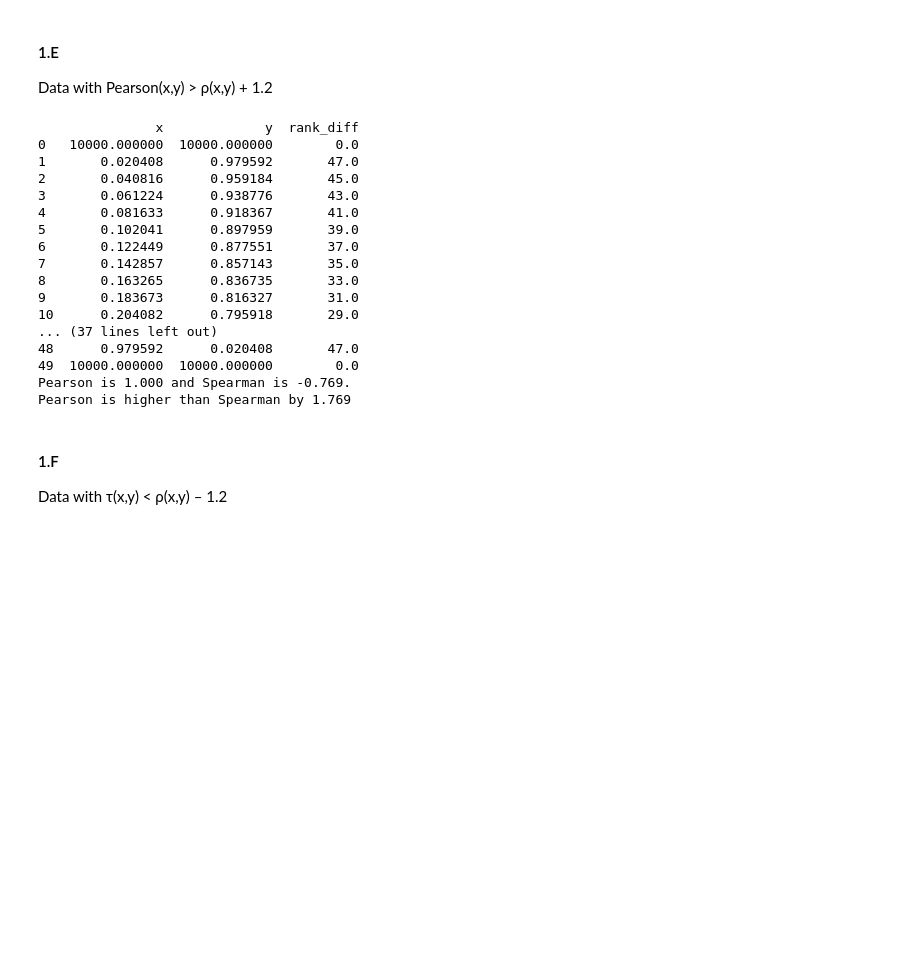
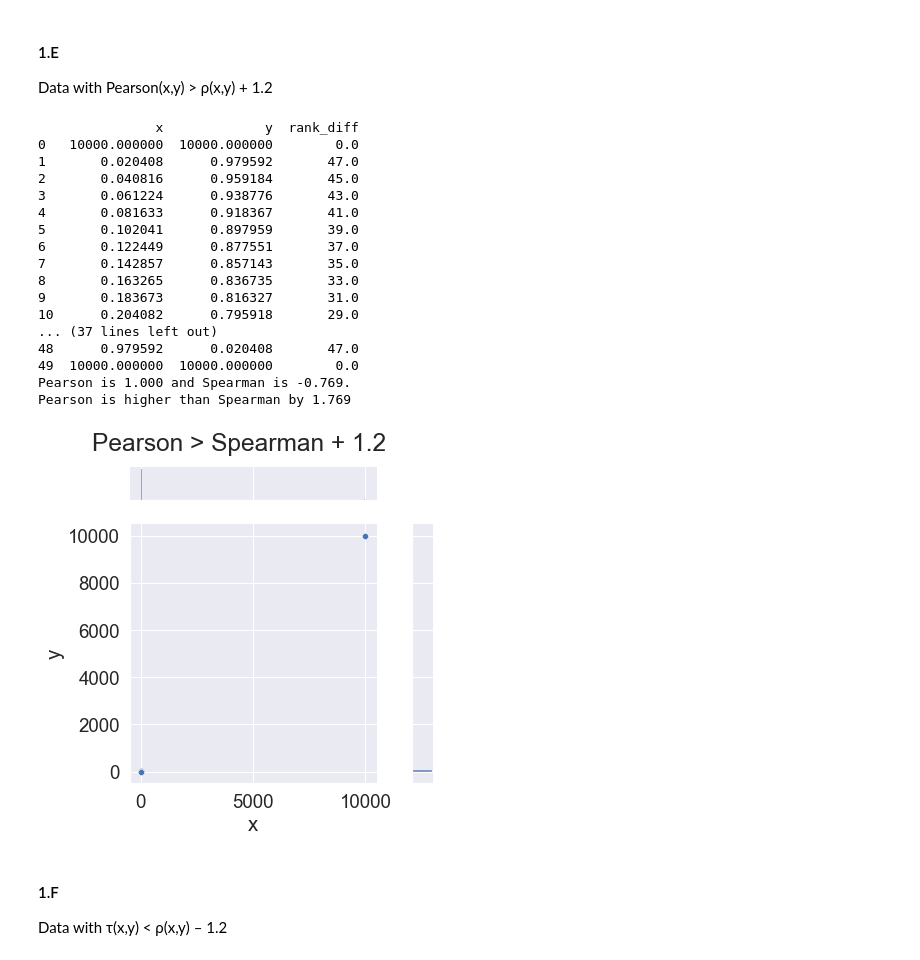
Before and after one commit to EyalMichaeli/IDC_masters, a Jupyter notebook: SnDA/HW3/HW3.ipynb, the cells around one changed output. Saved outputs shown, nothing was run; the diff lists cells and outputs as text; code cells hidden in the pictures; blank space fills up the shorter version.

```diff
--- a/SnDA/HW3/HW3.ipynb
+++ b/SnDA/HW3/HW3.ipynb
@@ -180,35 +185,36 @@ x = np.linspace(0, 1, 50)
 y = x[::-1]
 x[0] = y[0] = 10000
 df = pd.DataFrame([x,y]).T
 df.columns=['x','y']
 df['rank_diff'] = abs(df['x'].rank() - df['y'].rank())
 print(df)
 spearman_e = df.corr(method='spearman').loc['x'].iloc[1]
 pearson_e = df.corr().loc['x'].iloc[1]
-p_s = sns.jointplot(x=df['x'], y=df['y'])
+p_s = sns.jointplot(x=df['x'], y=df['y'], marginal_kws=dict(bins=150))
 p_s.fig.suptitle("Pearson > Spearman + 1.2")
 p_s.fig.tight_layout()
-p_s.fig.subplots_adjust(top=0.95)
+p_s.fig.subplots_adjust(top=0.9)
 
 print(f'Pearson is {pearson_e:.3f} and Spearman is {spearman_e:.3f}. \nPearson is higher than Spearman by {(pearson_e - spearman_e):.3f}')
 # %% [output]
                x             y  rank_diff
 0   10000.000000  10000.000000        0.0
 1       0.020408      0.979592       47.0
 2       0.040816      0.959184       45.0
 3       0.061224      0.938776       43.0
 4       0.081633      0.918367       41.0
 5       0.102041      0.897959       39.0
 6       0.122449      0.877551       37.0
 7       0.142857      0.857143       35.0
 8       0.163265      0.836735       33.0
 9       0.183673      0.816327       31.0
 10      0.204082      0.795918       29.0
 ... (37 lines left out)
 48      0.979592      0.020408       47.0
 49  10000.000000  10000.000000        0.0
 Pearson is 1.000 and Spearman is -0.769.
 Pearson is higher than Spearman by 1.769
+[figure, added]
 # %% [markdown]
 #### 1.F
 Data with τ(x,y) < ρ(x,y) – 1.2
```
Also changed, not shown: parts of 38 cells of this notebook.
